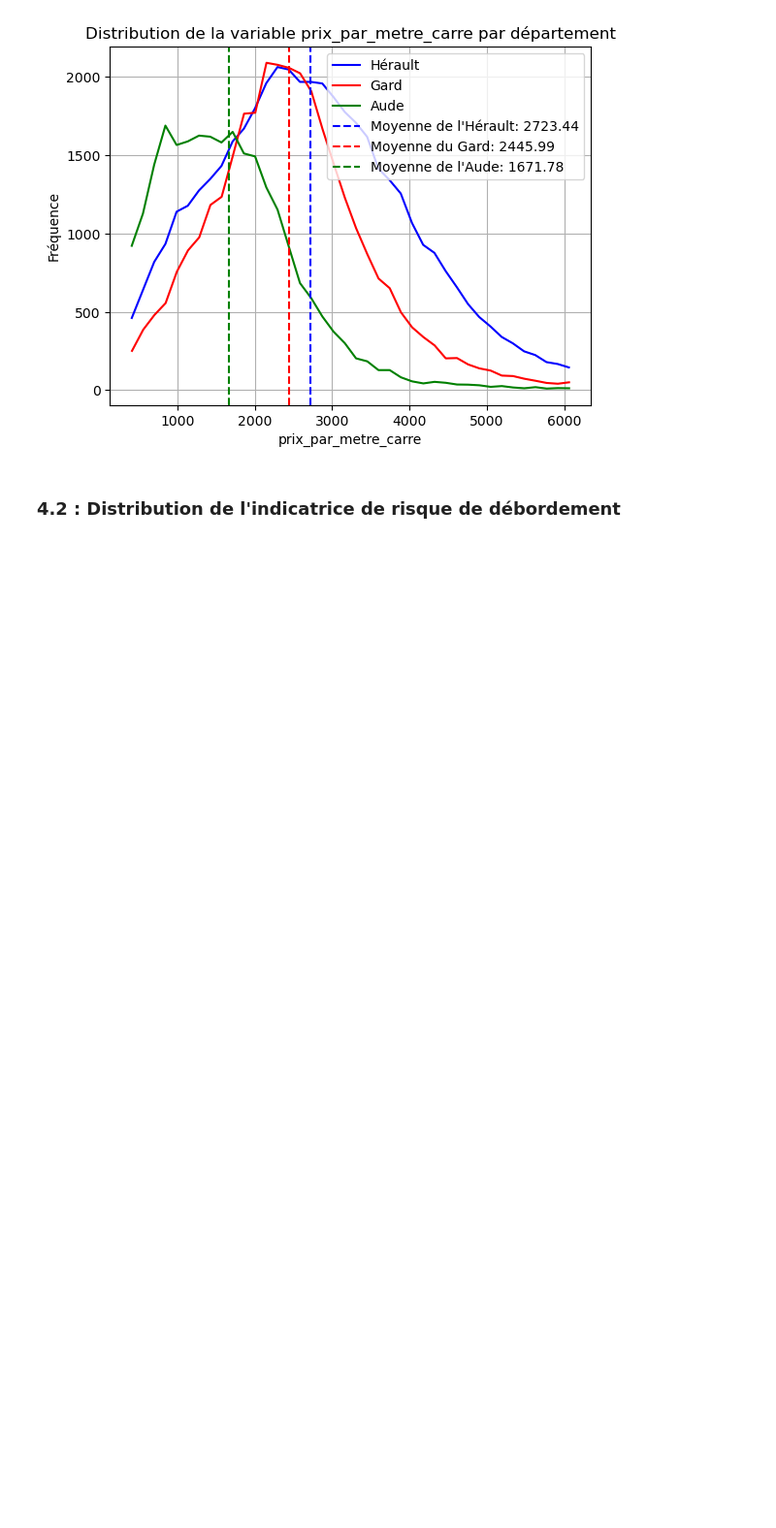
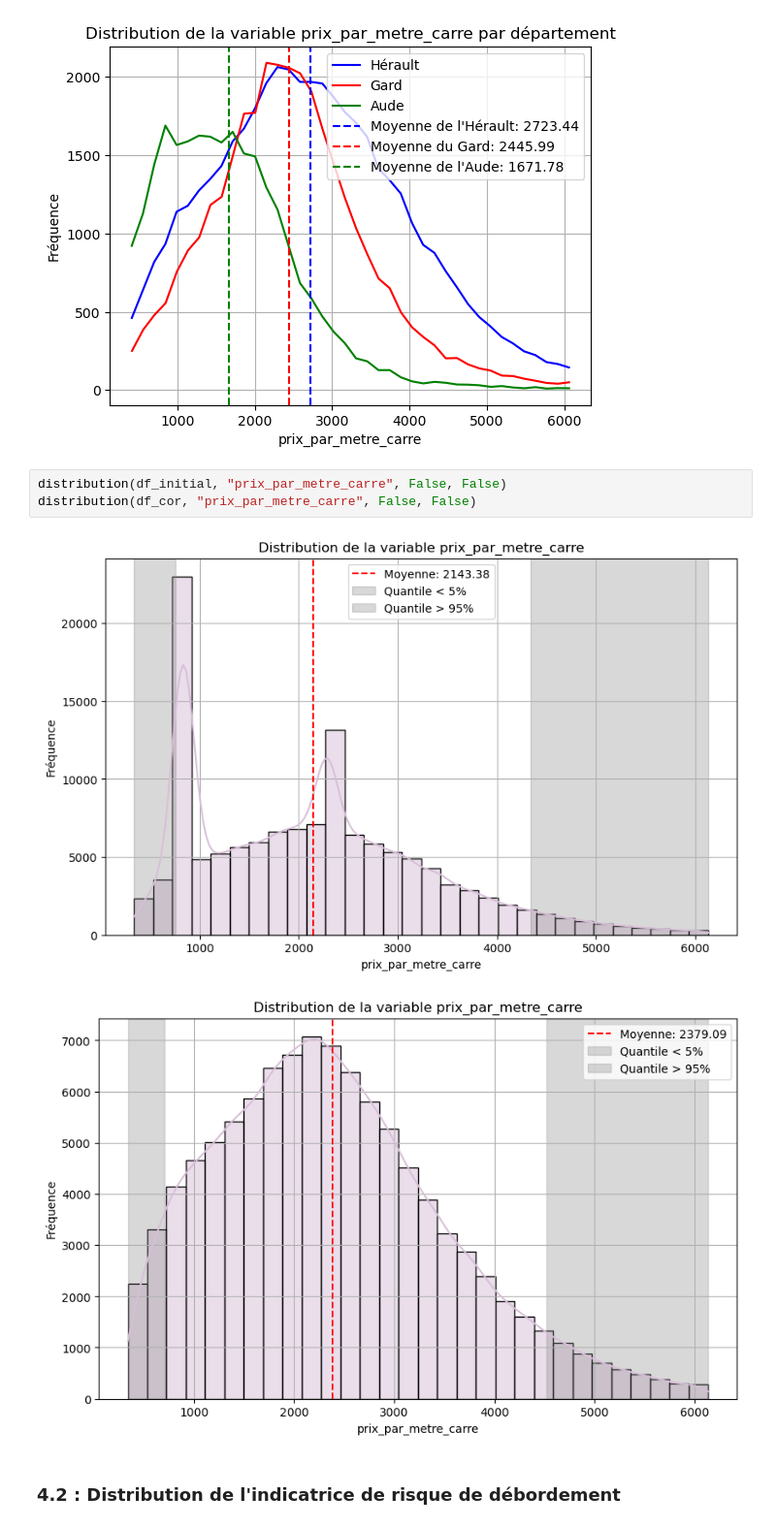
Before and after one commit to ppensier/projet_statapp_inondations, a Jupyter notebook: scripts/stat_data.ipynb, the cells around one changed output. Shown at 97% size. Saved outputs shown, nothing was run; the diff lists cells and outputs as text; blank space fills up the shorter version.

```diff
--- a/scripts/stat_data.ipynb
+++ b/scripts/stat_data.ipynb
@@ -731,6 +747,12 @@ distribution(dvf_mairie, "prix_par_metre_carre", False, False)
 distribution(dvf_mairie, "prix_par_metre_carre", False, True)
 # %% [output]
 [figure]
+# %%
+distribution(df_initial, "prix_par_metre_carre", False, False)
+distribution(df_cor, "prix_par_metre_carre", False, False)
+# %% [output]
+[figure, added]
+[figure, added]
 # %% [markdown]
 ### 4.2 : Distribution de l'indicatrice de risque de débordement
 # %%
```
Also changed, not shown: parts of 11 cells of this notebook.
